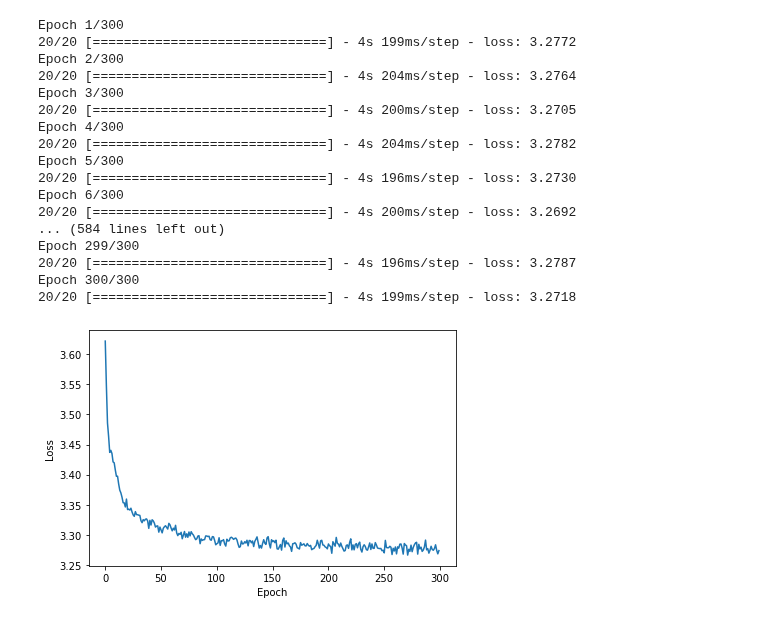
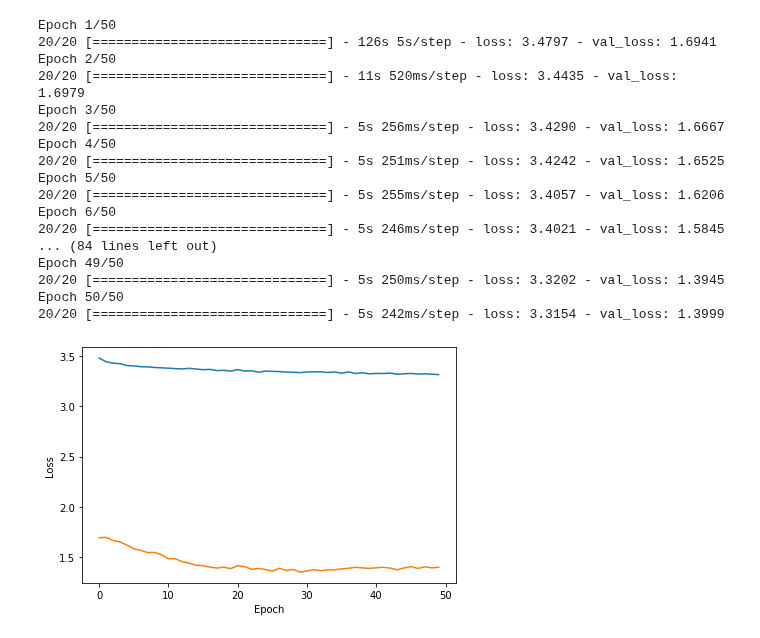
Before and after one commit to coms-reu/TransformerXL, a Jupyter notebook: SetBERT (1).ipynb, the cells around one changed output. Drawn from its saved outputs; the diff is of its cells as text; code cells hidden in the pictures.

```diff
--- a/SetBERT (1).ipynb
+++ b/SetBERT (1).ipynb
@@ -173,4 +189,0 @@ samples[108]
-# %%
-for i, sample in enumerate(samples):
-    sample_open = Lmdb.open(sample, lock=False)
-    print(i, len(sample_open))
@@ -194,0 +190,6 @@ for i, sample in enumerate(samples):
+# %%
+samples_val = []
+path = './pre_embedded_samples/validation'
+for filename in glob.glob(os.path.join(path, '*.db')):
+    samples_val.append(filename)
+samples_val
@@ -195,2 +214,3 @@ for i, sample in enumerate(samples):
 # %%
-seq_gen = DataGenerator(samples, 32, 1000, 20)
+seq_gen_train = DataGenerator(samples_train, 32, 1000, 20)
+seq_gen_val = DataGenerator(samples_val, 32, 1000, 10)
@@ -239,31 +287,32 @@ array([[-1.08816612e+00, -9.02550817e-02,  9.75013256e-01,
 # %%
 setbert.compile(optimizer=keras.optimizers.Nadam(1e-4), loss=tf.keras.losses.LogCosh())
 # %%
-history = setbert.fit(seq_gen, epochs=300, subbatch_size=8)
+history = setbert.fit(seq_gen_train, epochs=50, subbatch_size=8, validation_data=seq_gen_val)
 # %% [output]
-Epoch 1/300
-20/20 [==============================] - 4s 199ms/step - loss: 3.2772
-Epoch 2/300
-20/20 [==============================] - 4s 204ms/step - loss: 3.2764
-Epoch 3/300
-20/20 [==============================] - 4s 200ms/step - loss: 3.2705
-Epoch 4/300
-20/20 [==============================] - 4s 204ms/step - loss: 3.2782
-Epoch 5/300
-20/20 [==============================] - 4s 196ms/step - loss: 3.2730
-Epoch 6/300
-20/20 [==============================] - 4s 200ms/step - loss: 3.2692
-... (584 lines left out)
-Epoch 299/300
-20/20 [==============================] - 4s 196ms/step - loss: 3.2787
-Epoch 300/300
-20/20 [==============================] - 4s 199ms/step - loss: 3.2718
+Epoch 1/50
+20/20 [==============================] - 126s 5s/step - loss: 3.4797 - val_loss: 1.6941
+Epoch 2/50
+20/20 [==============================] - 11s 520ms/step - loss: 3.4435 - val_loss: 1.6979
+Epoch 3/50
+20/20 [==============================] - 5s 256ms/step - loss: 3.4290 - val_loss: 1.6667
+Epoch 4/50
+20/20 [==============================] - 5s 251ms/step - loss: 3.4242 - val_loss: 1.6525
+Epoch 5/50
+20/20 [==============================] - 5s 255ms/step - loss: 3.4057 - val_loss: 1.6206
+Epoch 6/50
+20/20 [==============================] - 5s 246ms/step - loss: 3.4021 - val_loss: 1.5845
+... (84 lines left out)
+Epoch 49/50
+20/20 [==============================] - 5s 250ms/step - loss: 3.3202 - val_loss: 1.3945
+Epoch 50/50
+20/20 [==============================] - 5s 242ms/step - loss: 3.3154 - val_loss: 1.3999
 # %%
 plt.figure(1)
 plt.plot(history.history['loss'])
+plt.plot(history.history['val_loss'])
 plt.ylabel('Loss')
 plt.xlabel('Epoch')
 plt.tight_layout()
 plt.show()
 # %% [output]
-[figure, old version]
+[figure, new version]
```
Also changed, not shown: parts of 40 cells of this notebook.
